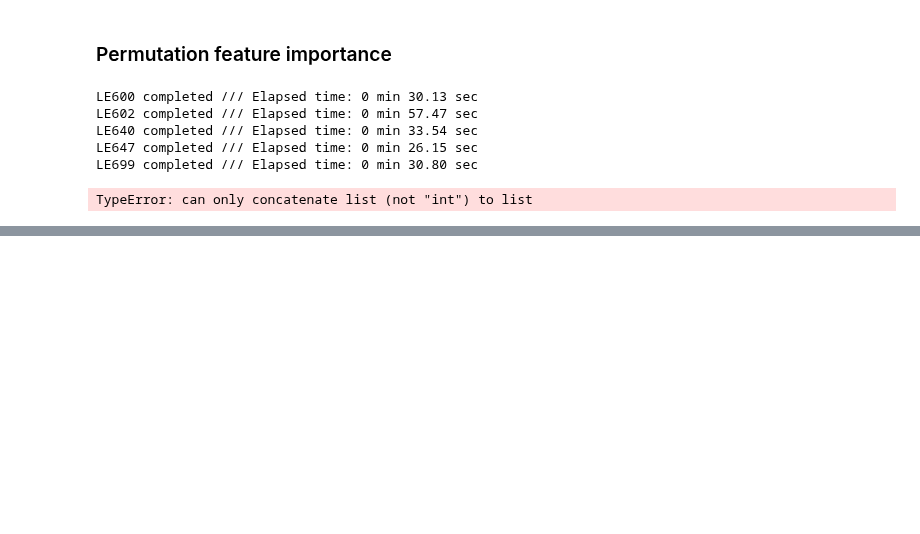
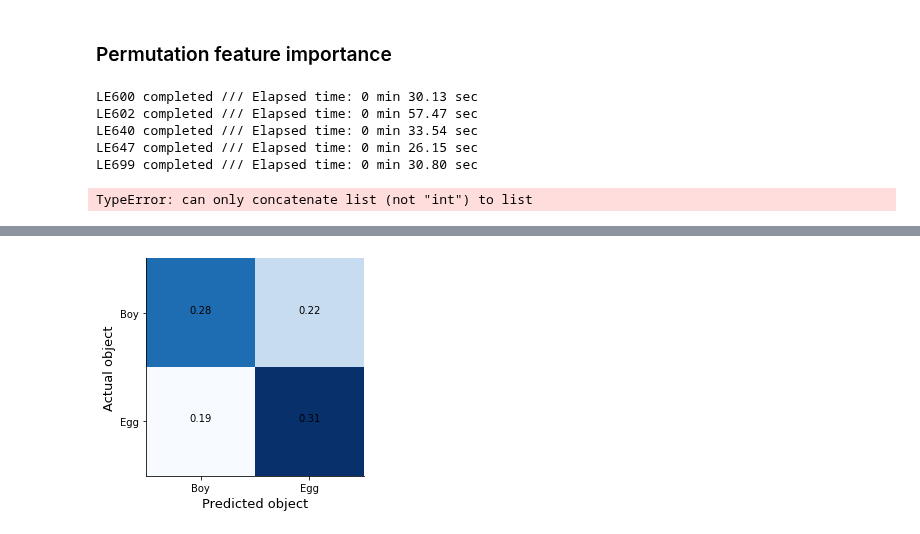
Before and after one commit to heung10/multimodal-object-recognition, a Jupyter notebook: neural/7.2. Generalization from unimodal to multimodal.ipynb, the cells around one changed output, grey strips where cells are left out. Drawn from its saved outputs; the diff is of its cells as text; code cells hidden in the pictures; blank space fills up the shorter version.

```diff
--- a/neural/7.2. Generalization from unimodal to multimodal.ipynb
+++ b/neural/7.2. Generalization from unimodal to multimodal.ipynb
@@ -604,0 +706,29 @@ T-test  0.980175
+# %%
+# contingency matrix for data using all time bins
+fig,ax = plt.subplots(figsize=(4,4))
+
+ax.imshow(real_mean[:,:], cmap=plt.cm.get_cmap('Blues'));
+
+t = ['Visual to Auditory', 'Auditory to Visual']
+for m in range(2):
+    for l in range(2):
+        ax.text(m,l,'{:.2f}'.format(real_mean[l,m]),ha='center')
+        #pval_crit = [np.percentile(shuffle_mean[:,l,m],95), np.percentile(shuffle_mean[:,l,m],99),
+        #             np.percentile(shuffle_mean[:,l,m],99.9)]
+        #if real_mean[l,m] > pval_crit[2]:
+        #    ax.text(m,l+0.2,'***', ha='center', color='white')
+        #elif real_mean[l,m] > pval_crit[1]:
+        #    ax.text(m,l+0.2,'**', ha='center', color='white')
+        #elif real_mean[l,m] > pval_crit[0]:
+        #    ax.text(m,l+0.2,'*', ha='center', color='white')
+
+    ax.set_xlabel('Predicted object', fontsize=13)
+    ax.set_ylabel('Actual object', fontsize=13)
+    ax.set_xticks(np.arange(0,2))
+    ax.set_xticklabels(['Boy', 'Egg']);
+    ax.set_yticks(np.arange(0,2))
+    ax.set_yticklabels(['Boy', 'Egg']);
+
+#plt.savefig(fig_path / 'svg' / 'confusion_generalization.svg')
+# %% [output]
+[figure, added]
```
Also changed, not shown: parts of 10 cells of this notebook, 1 other file.
